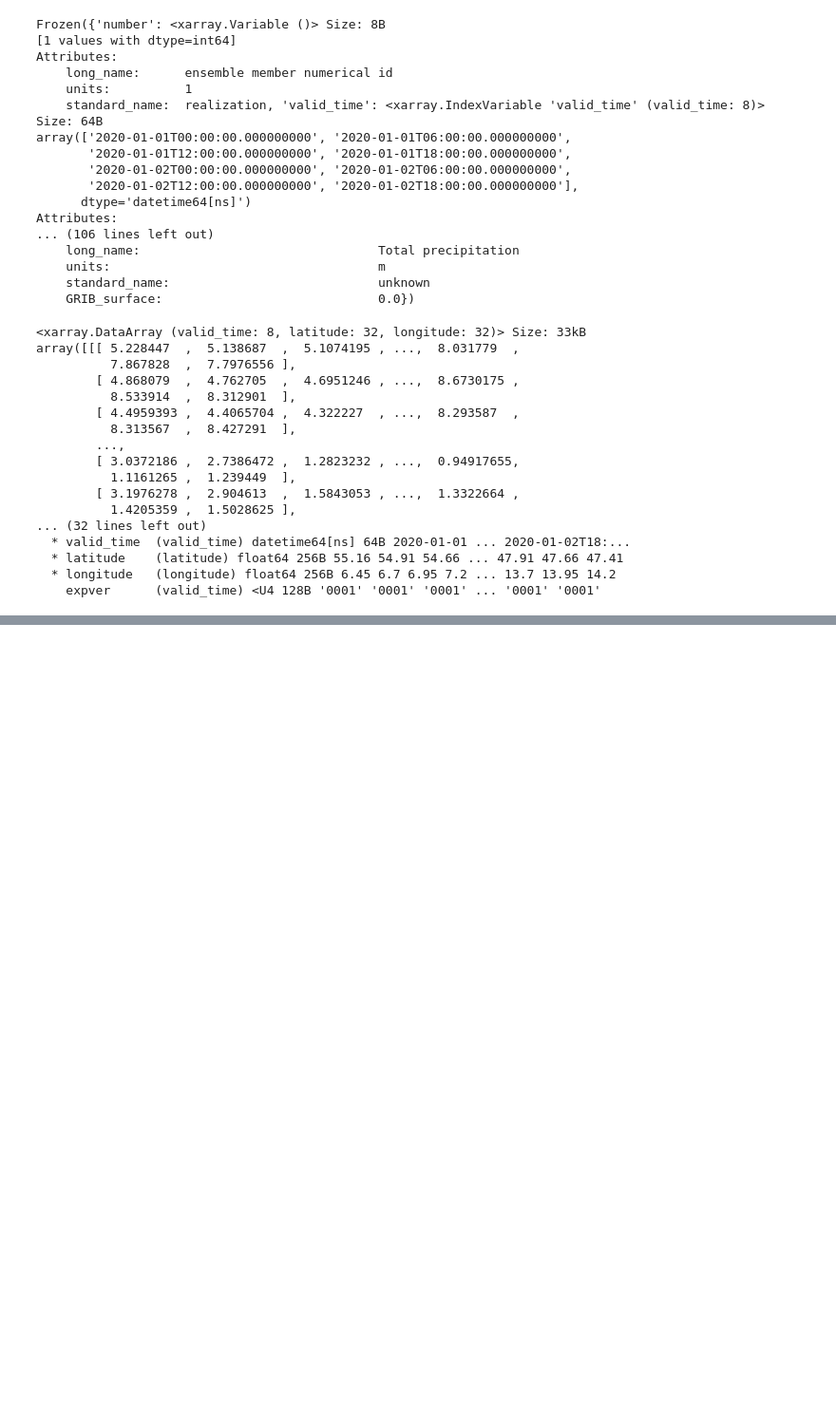
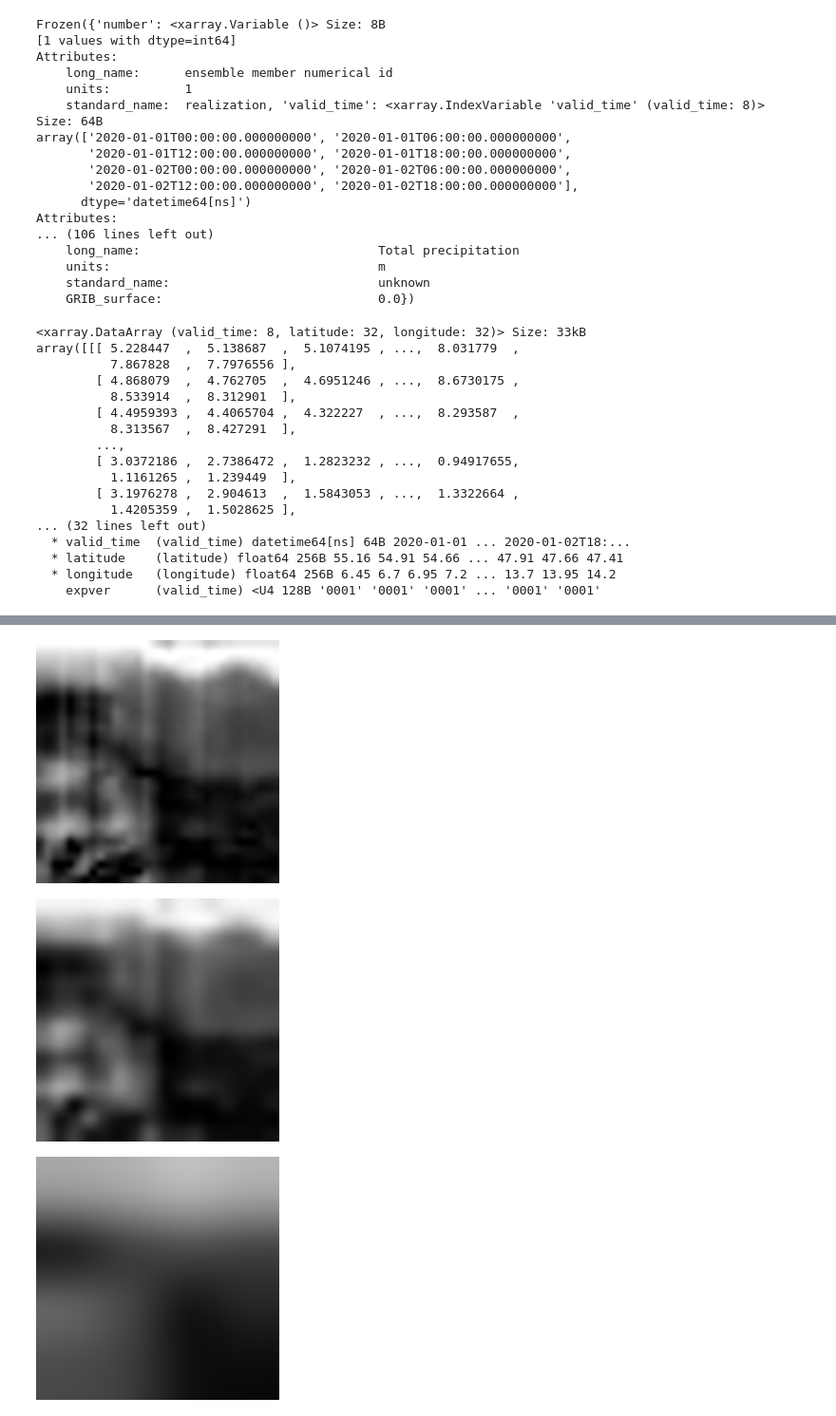
Before and after one commit to UBela/temporal_sr, a Jupyter notebook: firststeps.ipynb, the cells around one changed output, grey strips where cells are left out. Shown: that part at 95% size. Drawn from its saved outputs; the diff is of its cells as text; code cells hidden in the pictures; blank space fills up the shorter version.

```diff
--- a/firststeps.ipynb
+++ b/firststeps.ipynb
@@ -95,0 +119,8 @@ ValueError: Unknown resampling filter (200). Use Image.Resampling.NEAREST (0), I
+# %%
+display(Image.open('data/images/hr_0.png').resize((256, 256)))
+display(Image.open('data/images/lr_2x2_0.png').resize((256, 256)))
+display(Image.open('data/images/lr_8x8_0.png').resize((256, 256)))
+# %% [output]
+[figure, added]
+[figure, added]
+[figure, added]
```
Also changed, not shown: parts of 7 cells of this notebook, 32 other files.
